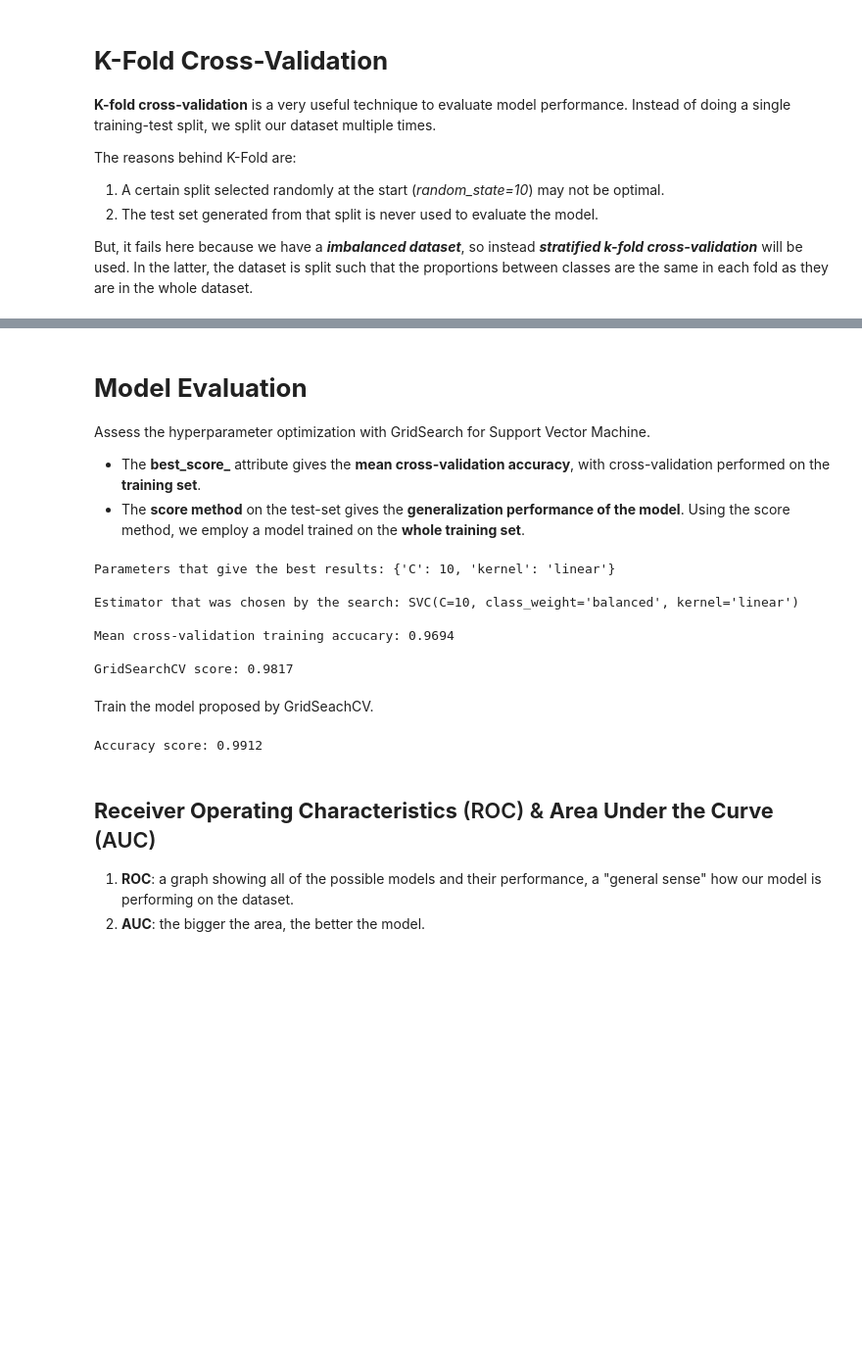
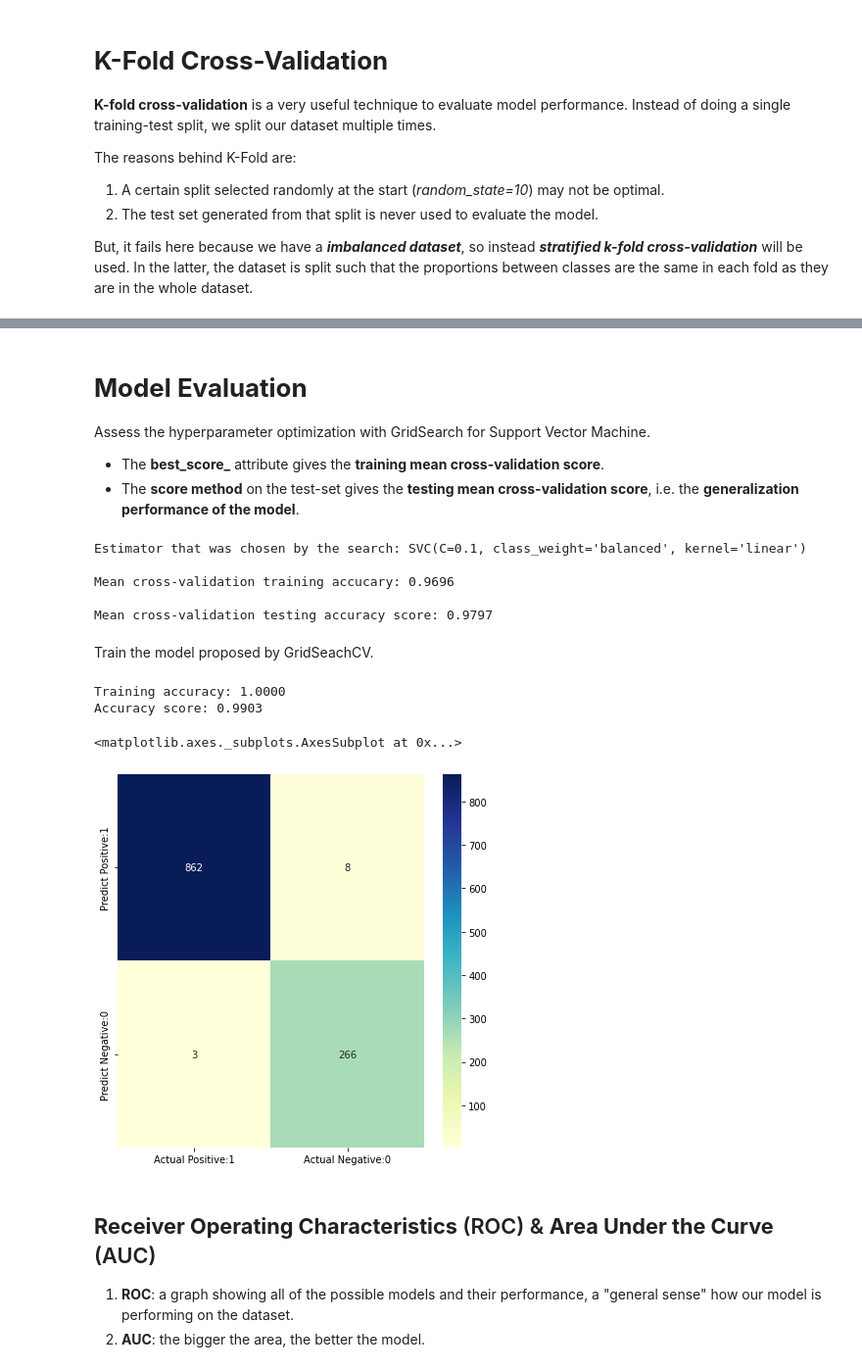
Before and after one commit to CSpanias/spam_filter_bootcamp, a Jupyter notebook: spam_filter.ipynb, the cells around one changed output, grey strips where cells are left out. Shown: that part at 98% size. Cells and saved outputs as stored; diff of their text form; code cells hidden in the pictures; blank space fills up the shorter version.

```diff
--- a/spam_filter.ipynb
+++ b/spam_filter.ipynb
@@ -203,9 +199,9 @@ plt.show()
 X = messages_bow
 y = df['spam']
 
-# split training and test data
-X_train, X_test, y_train, y_test = train_test_split(X, y, test_size=0.20,
-                                                    random_state=1,
+# split data into training/testing sets
+X_train, X_test, y_train, y_test = train_test_split(X, y, test_size=0.2,
+                                                    random_state=44,
                                                     shuffle=True)
 # %%
 # get the shape of X (rows, columns)
@@ -448,15 +470,19 @@ svc = SVC(class_weight='balanced')
 
 # declare parameters for hyperparameter tuning
 params = [
-          {'C': [1, 10], 'kernel':['linear']},
-          {'C': [1, 10], 'kernel':['sigmoid']},
-          {'C': [1, 10], 'kernel': ['rbf'], 'gamma': [0.1, 0.5, 0.9]},
-          {'C': [1, 10], 'kernel': ['poly'], 'degree': [2,3,4],
-           'gamma': [0.01, 0.05, 0.09]}
+          {'C': [0.1, 1, 10], 'kernel':['linear']},
+          {'C': [0.1, 1, 10], 'kernel': ['poly'], 'degree': [2,3],
+           'gamma': [0.05, 0.09]}
           ]
 
+# create a dictionary for multiple scoring
+scoring = {
+            "Accuracy": make_scorer(accuracy_score),
+            "f1-score": make_scorer(f1_score)
+           }
+
 # create the grid search object
-gs = GridSearchCV(svc, params, scoring='f1', cv=5, n_jobs=1, verbose=3)
+gs = GridSearchCV(svc, params, scoring=scoring, cv=5, return_train_score=True, refit='f1-score', n_jobs=1, verbose=3)
 
 # fit the gs object
 gs.fit(X_train, y_train)
@@ -492,12 +518,9 @@ GridSearchCV(cv=5, estimator=SVC(class_weight='balanced'), n_jobs=1,
 
 Assess the hyperparameter optimization with GridSearch for Support Vector Machine.
 
-* The **best_score_** attribute gives the **mean cross-validation accuracy**, with cross-validation performed on the **training set**.
-* The **score method** on the test-set gives the **generalization performance of the model**. Using the score method, we employ a model trained on the **whole training set**.
+* The **best_score_** attribute gives the **training mean cross-validation score**.
+* The **score method** on the test-set gives the **testing mean cross-validation score**, i.e. the **generalization performance of the model**.
 # %%
-# get the best parameters of the model
-print('Parameters that give the best results:', gs.best_params_)
-
 # print estimator that was chosen by the GridSearch
 print('\nEstimator that was chosen by the search:', gs.best_estimator_)
 
@@ -505,31 +528,45 @@ print('\nEstimator that was chosen by the search:', gs.best_estimator_)
 print('\nMean cross-validation training accucary:', (round(gs.best_score_, 4)))
 
 # calculate GridSearch CV score
-print('\nGridSearchCV score:', round(gs.score(X_test, y_test), 4))
+print('\nMean cross-validation testing accuracy score:', round(gs.score(X_test, y_test), 4))
 # %% [output]
-Parameters that give the best results: {'C': 10, 'kernel': 'linear'}
+Estimator that was chosen by the search: SVC(C=0.1, class_weight='balanced', kernel='linear')
 
-Estimator that was chosen by the search: SVC(C=10, class_weight='balanced', kernel='linear')
+Mean cross-validation training accucary: 0.9696
 
-Mean cross-validation training accucary: 0.9694
-
-GridSearchCV score: 0.9817
+Mean cross-validation testing accuracy score: 0.9797
 # %% [markdown]
 Train the model proposed by GridSeachCV.
 # %%
 # select the model proposed by GridSearchCV
-model = SVC(C=10, class_weight='balanced', kernel='linear')
+model = SVC(C=0.1, class_weight='balanced', kernel='linear')
 
 # train the model
 model.fit(X_train, y_train)
 
+# calculate training accuracy
+y_pred_train = model.predict(X_train)
 # predict using the test data
 y_pred = model.predict(X_test)
 
 # calculate accuracy
-print("Accuracy score:", round(accuracy_score(y_test, y_pred), 4))
+print("Training accuracy: {:.4f}".format(accuracy_score(y_train, y_pred_train)))
+print("Accuracy score: {:.4f}".format(accuracy_score(y_test, y_pred)))
 # %% [output]
-Accuracy score: 0.9912
+Training accuracy: 1.0000
+Accuracy score: 0.9903
+# %%
+# generate a confusion matrix of the testing set with MNB
+cm = confusion_matrix(y_test, y_pred)
+# visualize confusion matrix with seaborn heatmap
+cm_matrix = pd.DataFrame(data=cm, columns=['Actual Positive:1',
+                                           'Actual Negative:0'],
+                        index=['Predict Positive:1', 'Predict Negative:0'])
+fig, ax = plt.subplots(figsize=(7,7))
+sns.heatmap(cm_matrix, annot=True, fmt='d', cmap='YlGnBu')
+# %% [output]
+<matplotlib.axes._subplots.AxesSubplot at 0x...>
+[figure, added]
 # %% [markdown]
 <a name="ROC-AUC"></a>
 ## **Receiver Operating Characteristics** (ROC) & **Area Under the Curve** (AUC)
```
Also changed, not shown: parts of 23 cells of this notebook.
